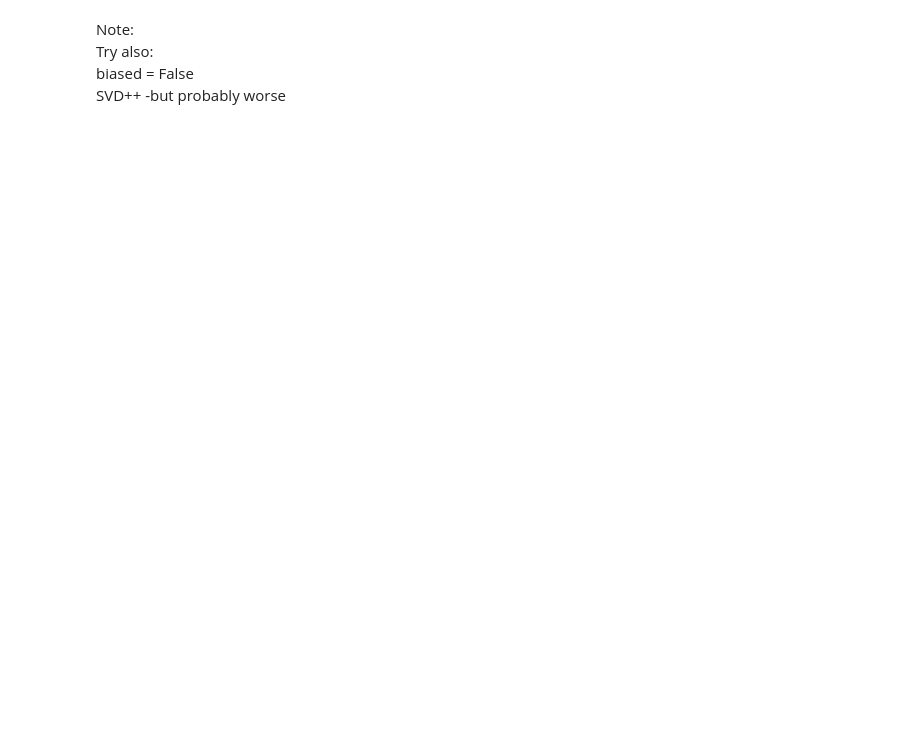
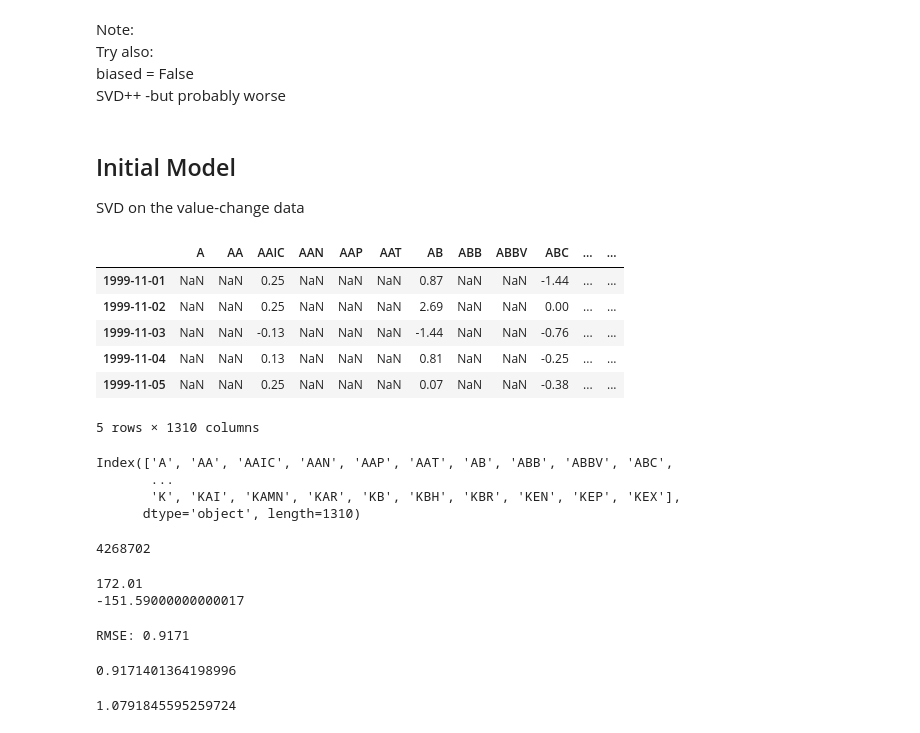
Before and after one commit to Maltanno/Capstone_project, a Jupyter notebook: Modelling.ipynb, the cells around one changed output. Drawn from its saved outputs; the diff is of its cells as text; code cells hidden in the pictures; blank space fills up the shorter version.

Commit message:
Modelling

```diff
--- a/Modelling.ipynb
+++ b/Modelling.ipynb
@@ -10,3 +18,17 @@ Note:
 Try also:
 biased = False
 SVD++ -but probably worse
+# %% [markdown]
+## Initial Model
+SVD on the value-change data
+# %%
+df = pd.read_csv('change.csv', index_col=0)
+df.head()
+# %% [output]
+|  | A | AA | AAIC | AAN | AAP | AAT | AB | ABB | ABBV | ABC | ... | ... |
+| 1999-11-01 | NaN | NaN | 0.25 | NaN | NaN | NaN | 0.87 | NaN | NaN | -1.44 | ... | ... |
+| 1999-11-02 | NaN | NaN | 0.25 | NaN | NaN | NaN | 2.69 | NaN | NaN | 0.00 | ... | ... |
+| 1999-11-03 | NaN | NaN | -0.13 | NaN | NaN | NaN | -1.44 | NaN | NaN | -0.76 | ... | ... |
+| 1999-11-04 | NaN | NaN | 0.13 | NaN | NaN | NaN | 0.81 | NaN | NaN | -0.25 | ... | ... |
+| 1999-11-05 | NaN | NaN | 0.25 | NaN | NaN | NaN | 0.07 | NaN | NaN | -0.38 | ... | ... |
+5 rows × 1310 columns
@@ -12,0 +37,7 @@ SVD++ -but probably worse
+# %%
+syms
+# %% [output]
+Index(['A', 'AA', 'AAIC', 'AAN', 'AAP', 'AAT', 'AB', 'ABB', 'ABBV', 'ABC',
+       ...
+       'K', 'KAI', 'KAMN', 'KAR', 'KB', 'KBH', 'KBR', 'KEN', 'KEP', 'KEX'],
+      dtype='object', length=1310)
@@ -13 +66,11 @@ SVD++ -but probably worse
+# %%
+len(sur_df)
+# %% [output]
+4268702
+# %%
+print(max(sur_df.value))
+print(min(sur_df.value))
+# %% [output]
+172.01
+-151.59000000000017
 # %%
@@ -14,0 +81,14 @@ reader = Reader(line_format='')
+# %%
+train, test = TTS(data, test_size = 0.25)
+algo = SVD()
+algo.fit(train)
+preds = algo.test(test)
+
+rmse(preds)
+# %% [output]
+RMSE: 0.9171
+0.9171401364198996
+# %%
+sur_df.value.std()
+# %% [output]
+1.0791845595259724
```
Also changed, not shown: parts of 24 cells of this notebook.
